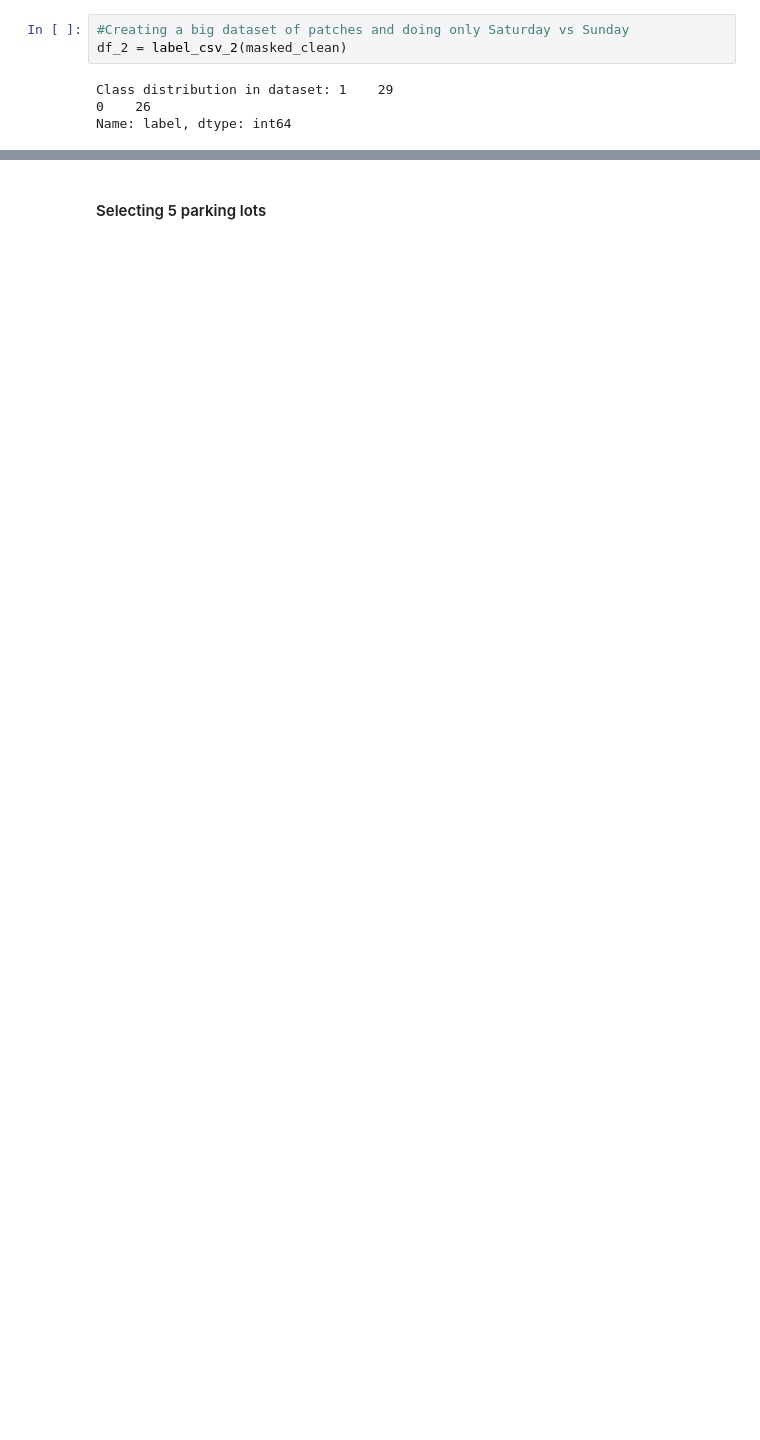
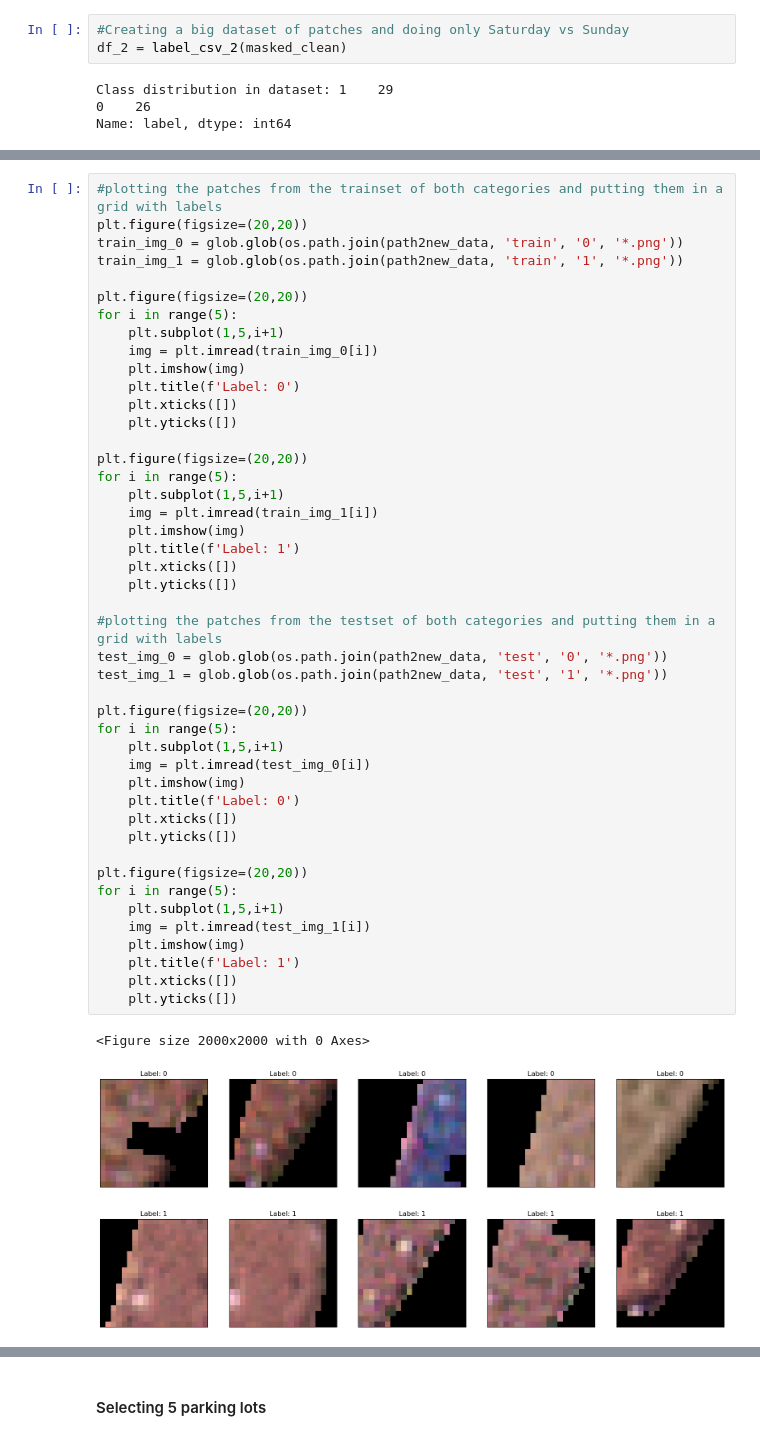
Before and after one commit to akansh12/detect-car-LR, a Jupyter notebook: notebooks/Exp_7/patch_based.ipynb, the cells around one changed output, grey strips where cells are left out. Saved outputs shown, nothing was run; the diff lists cells and outputs as text; blank space fills up the shorter version.

Commit message:
patch

```diff
--- a/notebooks/Exp_7/patch_based.ipynb
+++ b/notebooks/Exp_7/patch_based.ipynb
@@ -465,0 +533,49 @@ Name: label, dtype: int64
+# %%
+#plotting the patches from the trainset of both categories and putting them in a grid with labels
+plt.figure(figsize=(20,20))
+train_img_0 = glob.glob(os.path.join(path2new_data, 'train', '0', '*.png'))
+train_img_1 = glob.glob(os.path.join(path2new_data, 'train', '1', '*.png'))
+
+plt.figure(figsize=(20,20))
+for i in range(5):
+    plt.subplot(1,5,i+1)
+    img = plt.imread(train_img_0[i])
+    plt.imshow(img)
+    plt.title(f'Label: 0')
+    plt.xticks([])
+    plt.yticks([])
+
+plt.figure(figsize=(20,20))
+for i in range(5):
+    plt.subplot(1,5,i+1)
+    img = plt.imread(train_img_1[i])
+    plt.imshow(img)
+    plt.title(f'Label: 1')
+    plt.xticks([])
+    plt.yticks([])
+
+#plotting the patches from the testset of both categories and putting them in a grid with labels
+test_img_0 = glob.glob(os.path.join(path2new_data, 'test', '0', '*.png'))
+test_img_1 = glob.glob(os.path.join(path2new_data, 'test', '1', '*.png'))
+
+plt.figure(figsize=(20,20))
+for i in range(5):
+    plt.subplot(1,5,i+1)
+    img = plt.imread(test_img_0[i])
+    plt.imshow(img)
+    plt.title(f'Label: 0')
+    plt.xticks([])
+    plt.yticks([])
+
+plt.figure(figsize=(20,20))
+for i in range(5):
+    plt.subplot(1,5,i+1)
+    img = plt.imread(test_img_1[i])
+    plt.imshow(img)
+    plt.title(f'Label: 1')
+    plt.xticks([])
+    plt.yticks([])
+# %% [output]
+<Figure size 2000x2000 with 0 Axes>
+[figure, added]
+[figure, added]
```
Also changed, not shown: parts of 19 cells of this notebook, 1 other file.
